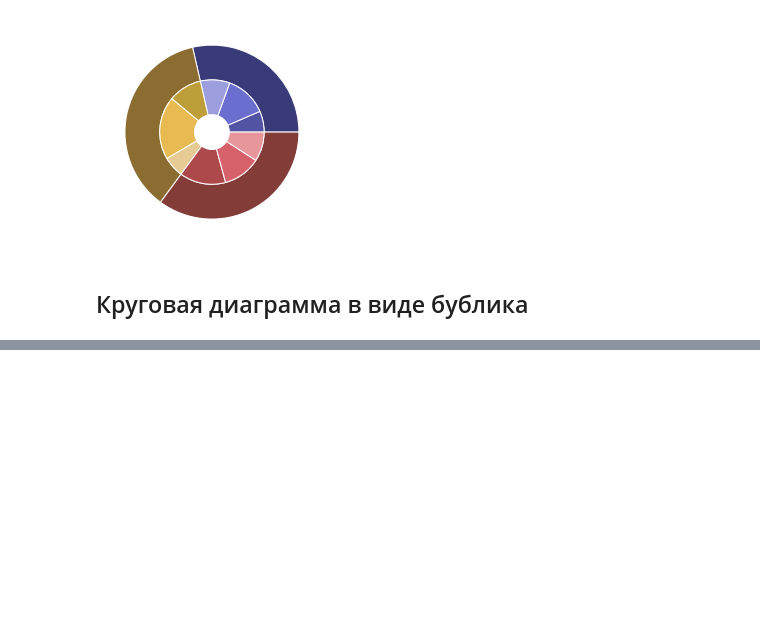
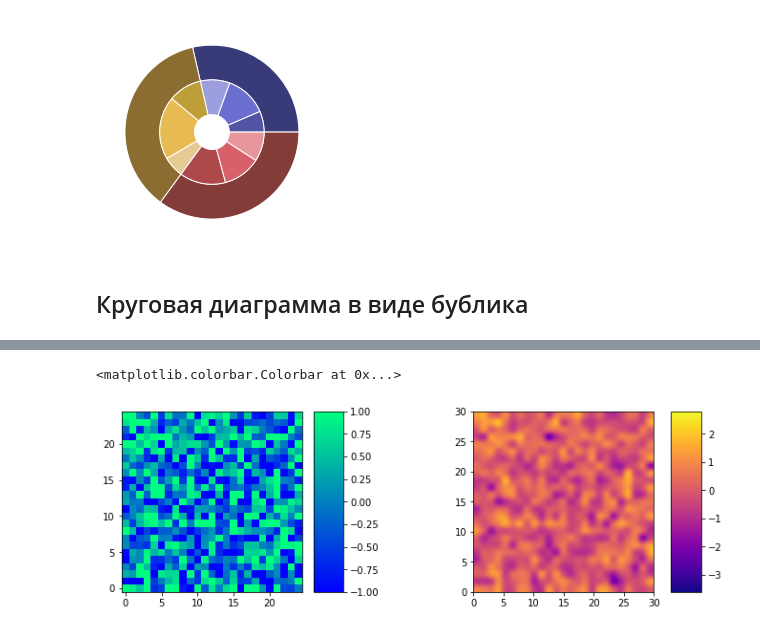
Before and after one commit to BorsukovVladislav/Jupyter_LR5, a Jupyter notebook: Examples.ipynb, the cells around one changed output, grey strips where cells are left out. Saved outputs shown, nothing was run; the diff lists cells and outputs as text; code cells hidden in the pictures; blank space fills up the shorter version.

```diff
--- a/Examples.ipynb
+++ b/Examples.ipynb
@@ -334,0 +379,13 @@ wedgeprops=dict(width=offset, edgecolor='w'))
+# %%
+fig, axs = plt.subplots(1, 2, figsize=(10,3), constrained_layout=True)
+
+p1 = axs[0].imshow(data, cmap='winter', aspect='equal', vmin=-1, vmax=1,
+origin="lower")
+fig.colorbar(p1, ax=axs[0])
+
+p2 = axs[1].imshow(data, cmap='plasma', aspect='equal',
+interpolation='gaussian', origin="lower", extent=(0, 30, 0, 30))
+fig.colorbar(p2, ax=axs[1])
+# %% [output]
+<matplotlib.colorbar.Colorbar at 0x...>
+[figure, added]
```
Also changed, not shown: parts of 7 cells of this notebook.
